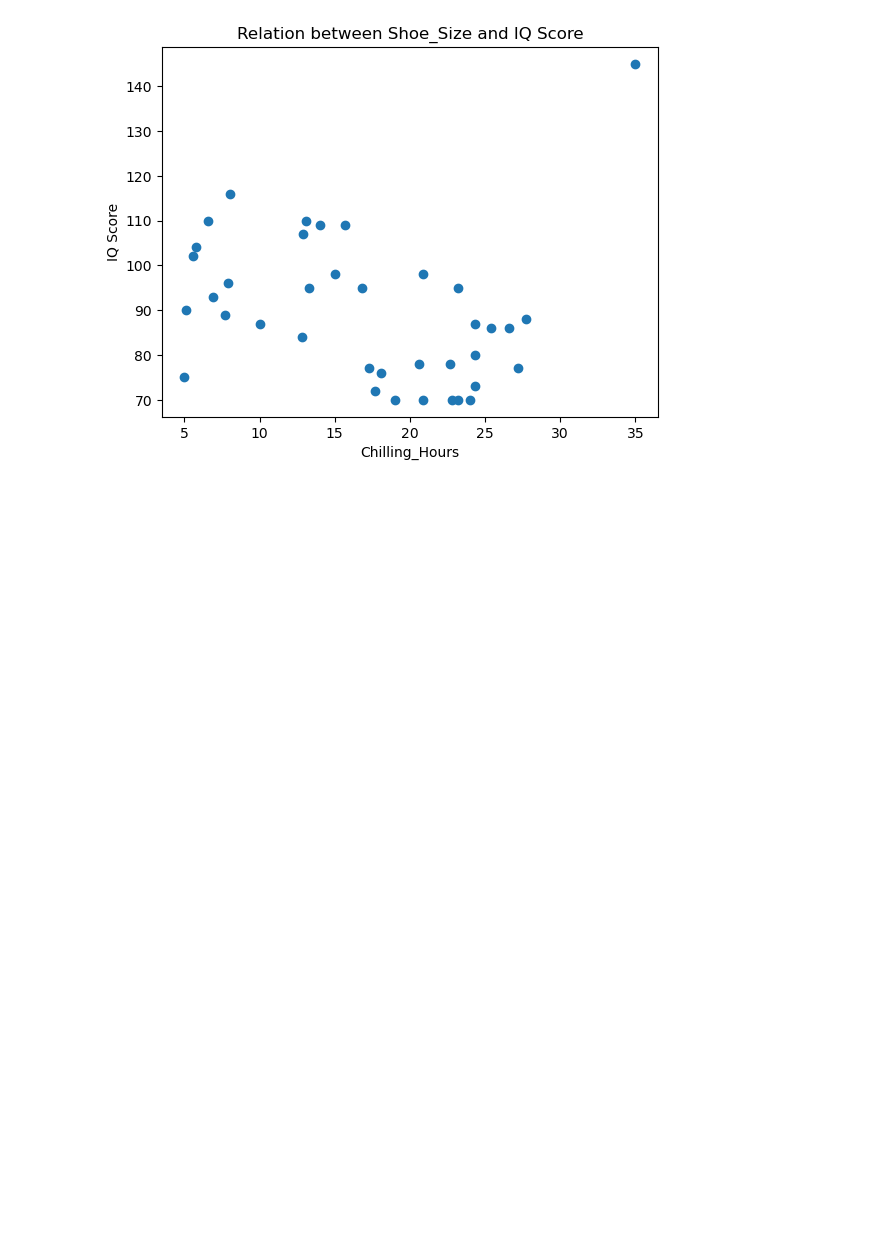
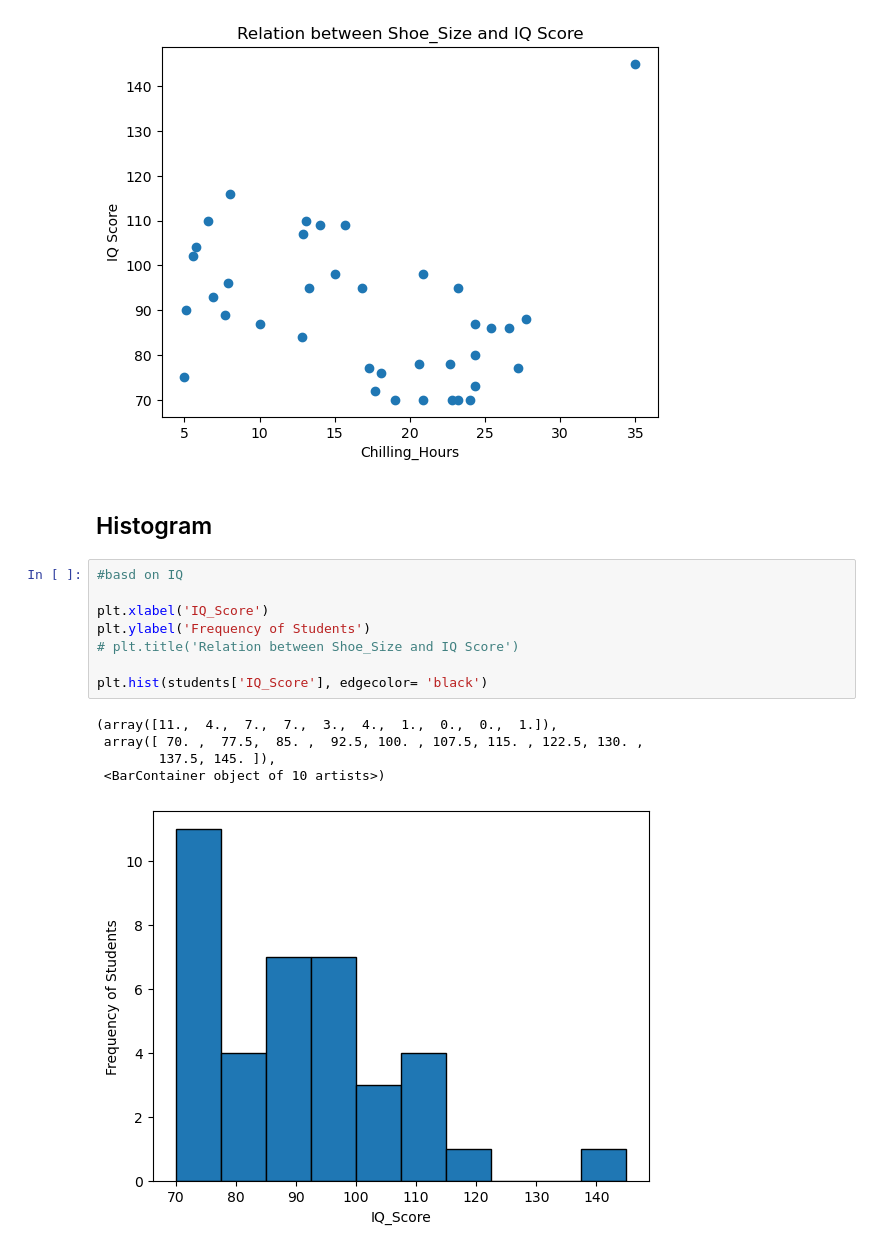
Before and after one commit to hasibprangon/data-visualization-with-matplotlib-p-1, a Jupyter notebook: module-13.ipynb, the cells around one changed output. Drawn from its saved outputs; the diff is of its cells as text; blank space fills up the shorter version.

Commit message:
Histogram

```diff
--- a/module-13.ipynb
+++ b/module-13.ipynb
@@ -160,3 +160,19 @@ plt.scatter(students['Chilling_Hours'], students['IQ_Score'])
 # %% [output]
 <matplotlib.collections.PathCollection at 0x...>
 [figure]
+# %% [markdown]
+## Histogram
+# %%
+#basd on IQ
+
+plt.xlabel('IQ_Score')
+plt.ylabel('Frequency of Students')
+# plt.title('Relation between Shoe_Size and IQ Score')
+
+plt.hist(students['IQ_Score'], edgecolor= 'black')
+# %% [output]
+(array([11.,  4.,  7.,  7.,  3.,  4.,  1.,  0.,  0.,  1.]),
+ array([ 70. ,  77.5,  85. ,  92.5, 100. , 107.5, 115. , 122.5, 130. ,
+        137.5, 145. ]),
+ <BarContainer object of 10 artists>)
+[figure, added]
```
Also changed, not shown: parts of 1 cell of this notebook.
